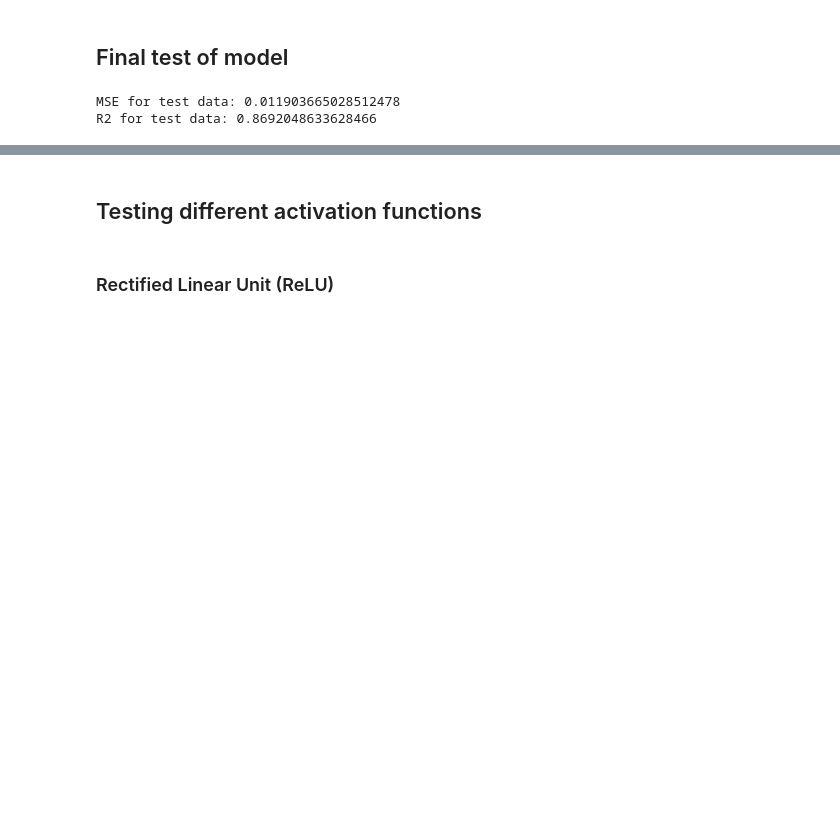
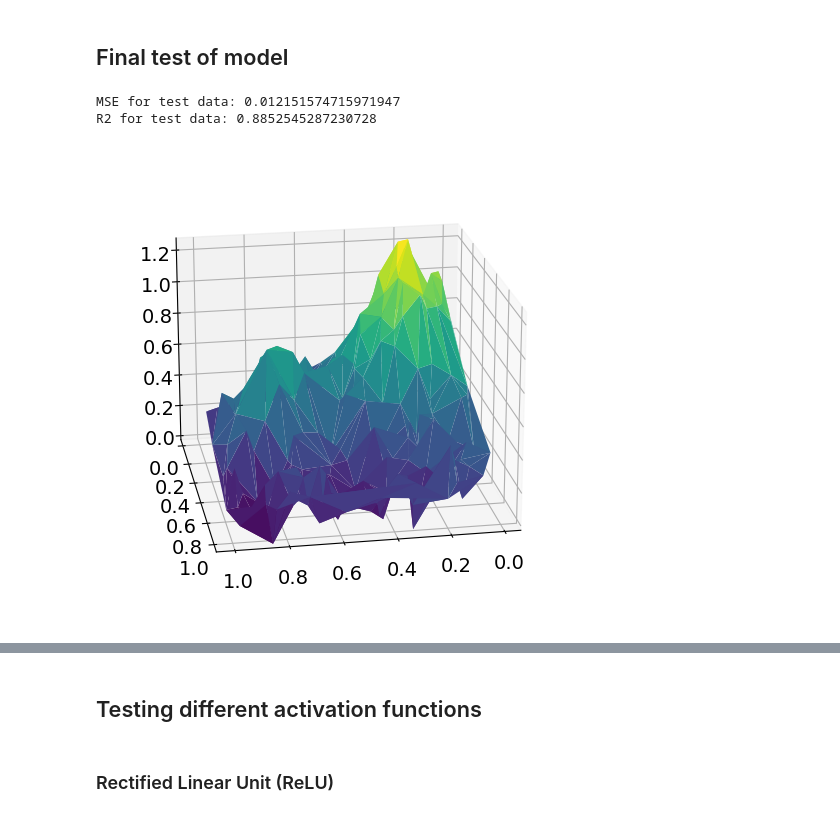
Before and after one commit to Johannesfjeldsaa/FYS-STK4155_Projects, a Jupyter notebook: Project 2/Solve project tasks/Task b) and c) NN on regression problem.ipynb, the cells around one changed output, grey strips where cells are left out. Cells and saved outputs as stored; diff of their text form; code cells hidden in the pictures; blank space fills up the shorter version.

```diff
--- a/Project 2/Solve project tasks/Task b) and c) NN on regression problem.ipynb
+++ b/Project 2/Solve project tasks/Task b) and c) NN on regression problem.ipynb
@@ -485,8 +456,8 @@ plt.show()
 # %% [markdown]
 ## Final test of model
 # %%
-n_hidden_layers = 2
-n_hidden_nodes = 10
+n_hidden_layers = 3
+n_hidden_nodes = 2
 
 n_outputs = 1
 n_features = X.shape[1]
@@ -497,7 +468,7 @@ learning_rate = 0.1
 lmbd = 0.0
 
 n_epochs = 150
-n_minibatches = 16
+n_minibatches = 32
 
 # Training the network again with all the training data and the tuned parameters
 ffnn = Neural_Network(n_features, n_hidden_layers, n_hidden_nodes, n_outputs,
@@ -517,5 +488,16 @@ r2_test = r2_score(target_test, pred_test)
 print(f"MSE for test data: {mse_test}")
 print(f"R2 for test data: {r2_test}")
 # %% [output]
-MSE for test data: 0.011903665028512478
-R2 for test data: 0.8692048633628466
+MSE for test data: 0.012151574715971947
+R2 for test data: 0.8852545287230728
+# %%
+fig = plt.figure(figsize=(8, 6))
+ax = fig.add_subplot(111, projection="3d")
+
+ax.plot_trisurf(X_test[:, 0], X_test[:, 1], np.squeeze(target_test), cmap='viridis')
+ax.view_init(elev=20, azim=80)
+ax.set_zlim(0, 1.25)
+plt.savefig(r"Figures\Task_b\True_test_data_3Dplot.png")
+plt.show()
+# %% [output]
+[figure, added]
```
Also changed, not shown: parts of 20 cells of this notebook, 23 other files.
